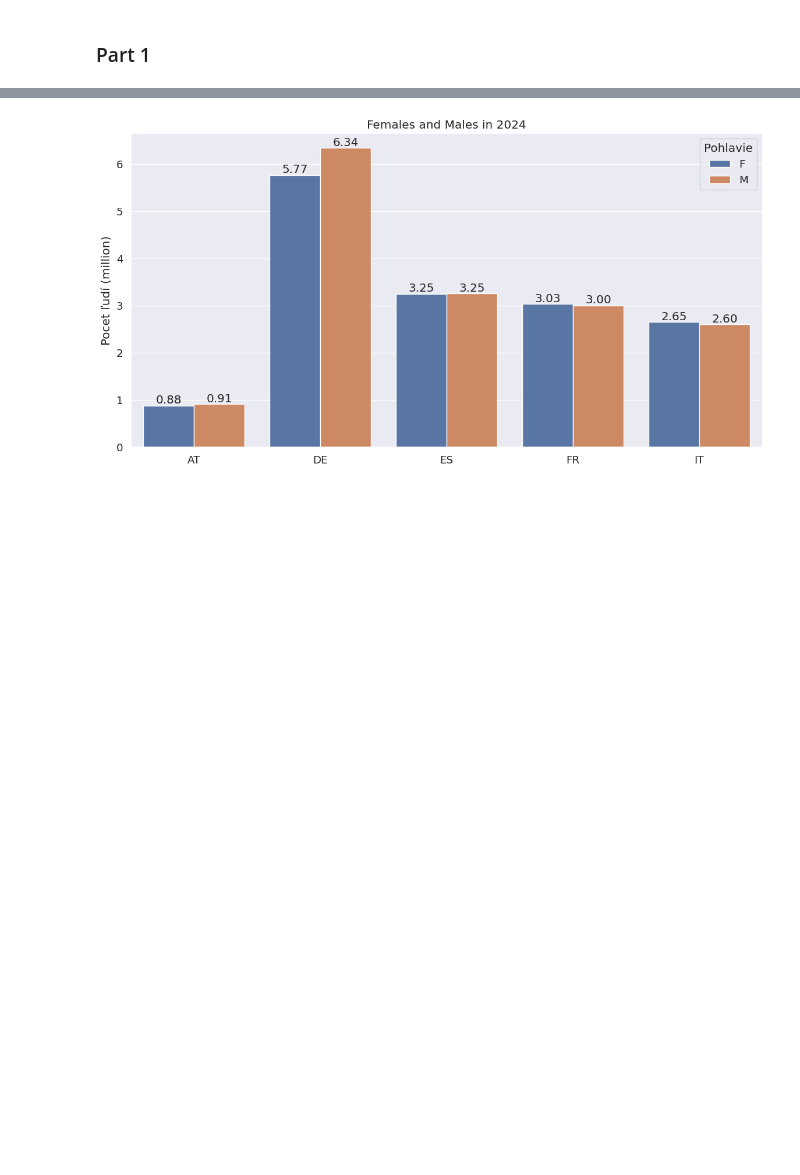
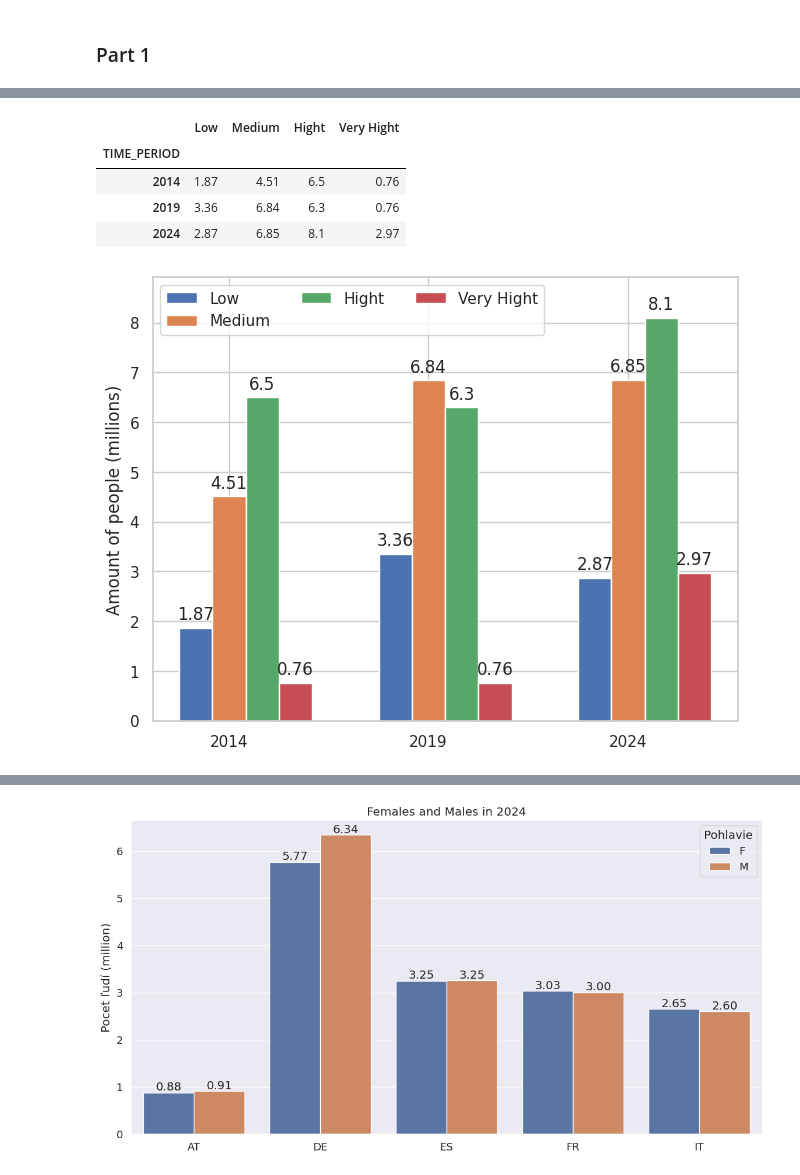
Before and after one commit to loveBeatles/datavis_project, a Jupyter notebook: group_project.ipynb, the cells around one changed output, grey strips where cells are left out. Saved outputs shown, nothing was run; the diff lists cells and outputs as text; code cells hidden in the pictures; blank space fills up the shorter version.

```diff
--- a/group_project.ipynb
+++ b/group_project.ipynb
@@ -158,0 +205,42 @@ plt.show()
+# %%
+# Human_D_of_citizicitizenship
+url_H = "https://raw.githubusercontent.com/loveBeatles/datavis_project/main/data/human.csv"
+data_HD = pd.read_csv(url_H,usecols=['citizen', 'Geopolitical entity (reporting)', 'TIME_PERIOD', 'OBS_VALUE'])
+data_HD['OBS_VALUE'] = data_HD['OBS_VALUE'] / 1000000
+data_HD['OBS_VALUE'] = data_HD['OBS_VALUE'].round(2)
+grouped = data_HD.groupby(['citizen', 'TIME_PERIOD'])['OBS_VALUE'].sum().unstack(fill_value=0)
+
+grouped = grouped.transpose()
+grouped.columns = ['Hight','Low','Medium',"Very Hight"]
+grouped = grouped[['Low', 'Medium', 'Hight', 'Very Hight']]
+display(grouped)
+years = grouped.index.tolist()
+categories = grouped.columns.tolist()
+values = grouped.values
+
+x = np.arange(len(years))  * 1.5
+width = 0.25
+multiplier = 0
+
+fig, ax = plt.subplots(layout='constrained')
+
+for category  in categories:
+    offset = width * multiplier
+    rects = ax.bar(x + offset, grouped[category], width, label=category)
+    ax.bar_label(rects, padding=3)
+    multiplier += 1
+
+ax.set_ylabel('Amount of people (millions)')
+ax.set_title('')
+ax.set_xticks(x + width, years)
+ax.legend(loc='upper left', ncols=3)
+ax.set_ylim(0, grouped.values.max() * 1.1)
+
+plt.show()
+# %% [output]
+|  | Low | Medium | Hight | Very Hight |
+| TIME_PERIOD |  |  |  |  |
+| 2014 | 1.87 | 4.51 | 6.5 | 0.76 |
+| 2019 | 3.36 | 6.84 | 6.3 | 0.76 |
+| 2024 | 2.87 | 6.85 | 8.1 | 2.97 |
+[figure, added]
```
Also changed, not shown: parts of 6 cells of this notebook.
